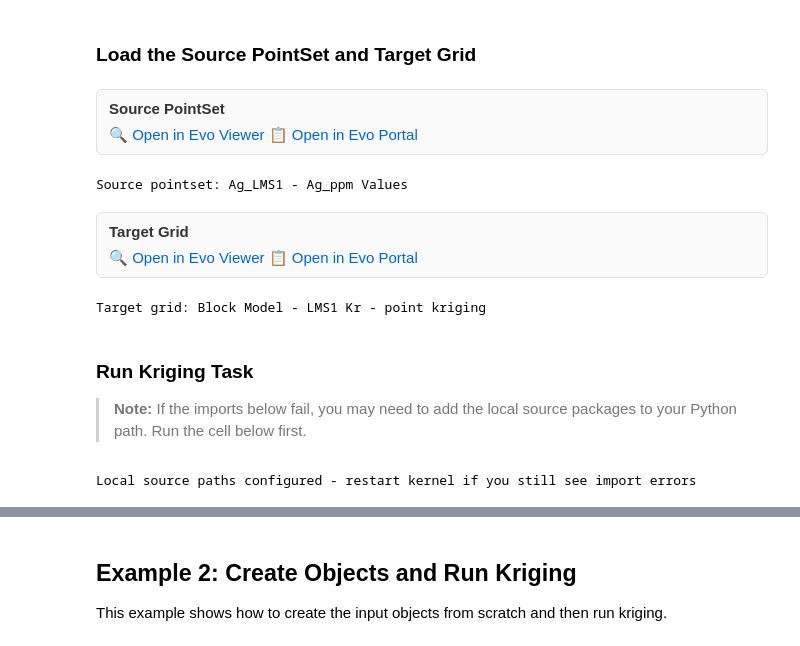
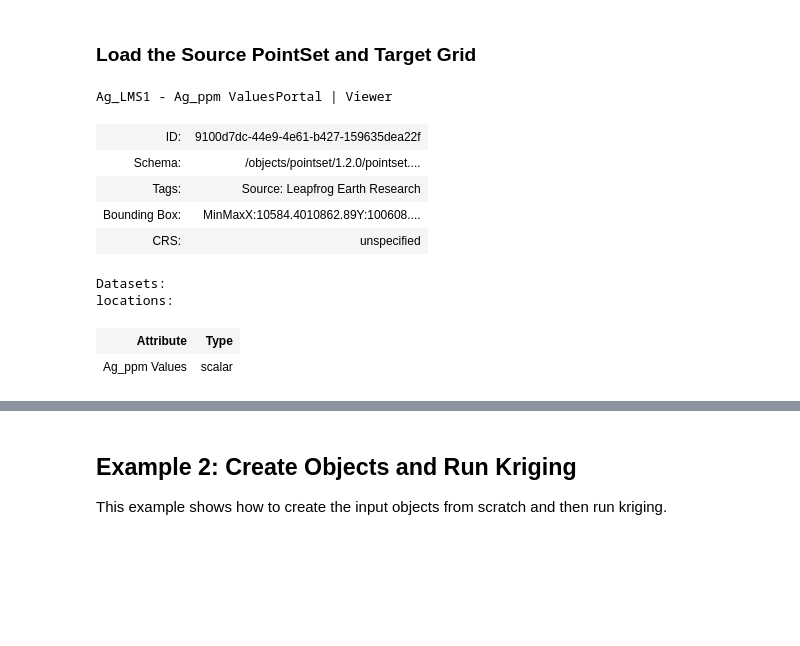
Before and after one commit to SeequentEvo/evo-python-sdk, a Jupyter notebook: packages/evo-compute/docs/examples/kriging.ipynb, the cells around one changed output, grey strips where cells are left out. Saved outputs shown, nothing was run; the diff lists cells and outputs as text; code cells hidden in the pictures; blank space fills up the shorter version.

```diff
--- a/packages/evo-compute/docs/examples/kriging.ipynb
+++ b/packages/evo-compute/docs/examples/kriging.ipynb
@@ -26,59 +53,3 @@ ServiceManagerWidget(children=(VBox(children=(HBox(children=(Image(value=b'\x89P
 This example shows how to run kriging using existing geoscience objects (source pointset, target grid, and variogram).
 # %% [markdown]
 ### Load the Source PointSet and Target Grid
-# %%
-from evo.notebooks import display_object_links
-from evo.objects.typed import PointSet, RegularMasked3DGrid
-
-# Replace with your actual object references
-environment = manager.get_environment()
-prefix = (
-    f"{environment.hub_url}/geoscience-object/orgs/{environment.org_id}/workspaces/{environment.workspace_id}/objects"
-)
-
-source_pointset_ref = f"{prefix}/9100d7dc-44e9-4e61-b427-159635dea22f?version=1766012988078917061"
-variogram_ref = f"{prefix}/72cd9b83-90f4-4cb0-9691-95728e3f9cbb?version=1765856020219372248"
-target_grid_ref = f"{prefix}/df9c3705-c82e-4f57-af94-b3346b5d58cf?version=1765929914693546924"
-
-# Load the source pointset
-source_pointset = await PointSet.from_reference(manager, source_pointset_ref)
-display_object_links(source_pointset, label="Source PointSet")
-print(f"Source pointset: {source_pointset.name}")
-
-# Load the target grid
-target_grid = await PointSet.from_reference(manager, target_grid_ref)
-display_object_links(target_grid, label="Target Grid")
-print(f"Target grid: {target_grid.name}")
-# %% [output]
-Source PointSet
-🔍 Open in Evo Viewer 📋 Open in Evo Portal
-Source pointset: Ag_LMS1 - Ag_ppm Values
-Target Grid
-🔍 Open in Evo Viewer 📋 Open in Evo Portal
-Target grid: Block Model - LMS1 Kr - point kriging
-# %% [markdown]
-### Run Kriging Task
-
-> **Note:** If the imports below fail, you may need to add the local source packages to your Python path. Run the cell below first.
-# %%
-# Setup for local development source - run this cell FIRST if you get import errors
-# You may need to restart your kernel after running this cell for the first time
-import sys
-
-# Remove any cached evo.compute modules to force reimport from local source
-mods_to_remove = [key for key in list(sys.modules.keys()) if key.startswith('evo.compute')]
-for mod in mods_to_remove:
-    del sys.modules[mod]
-
-local_paths = [
-    r"C:\Source\evo-python-sdk\packages\evo-compute\src",
-    r"C:\Source\evo-python-sdk\packages\evo-objects\src",
-    r"C:\Source\evo-python-sdk\packages\evo-sdk-common\src",
-]
-for path in local_paths:
-    if path not in sys.path:
-        sys.path.insert(0, path)
-
-print("Local source paths configured - restart kernel if you still see import errors")
-# %% [output]
-Local source paths configured - restart kernel if you still see import errors
@@ -84,0 +72,14 @@ Local source paths configured - restart kernel if you still see import errors
+# %%
+# Pretty-print the source pointset (includes Portal/Viewer links)
+source_pointset
+# %% [output]
+Ag_LMS1 - Ag_ppm ValuesPortal | Viewer
+| ID: | 9100d7dc-44e9-4e61-b427-159635dea22f |
+| Schema: | /objects/pointset/1.2.0/pointset.... |
+| Tags: | Source: Leapfrog Earth Research |
+| Bounding Box: | MinMaxX:10584.4010862.89Y:100608.... |
+| CRS: | unspecified |
+Datasets:
+locations:
+| Attribute | Type |
+| Ag_ppm Values | scalar |
```
Also changed, not shown: parts of 15 cells of this notebook, 5 other files.
